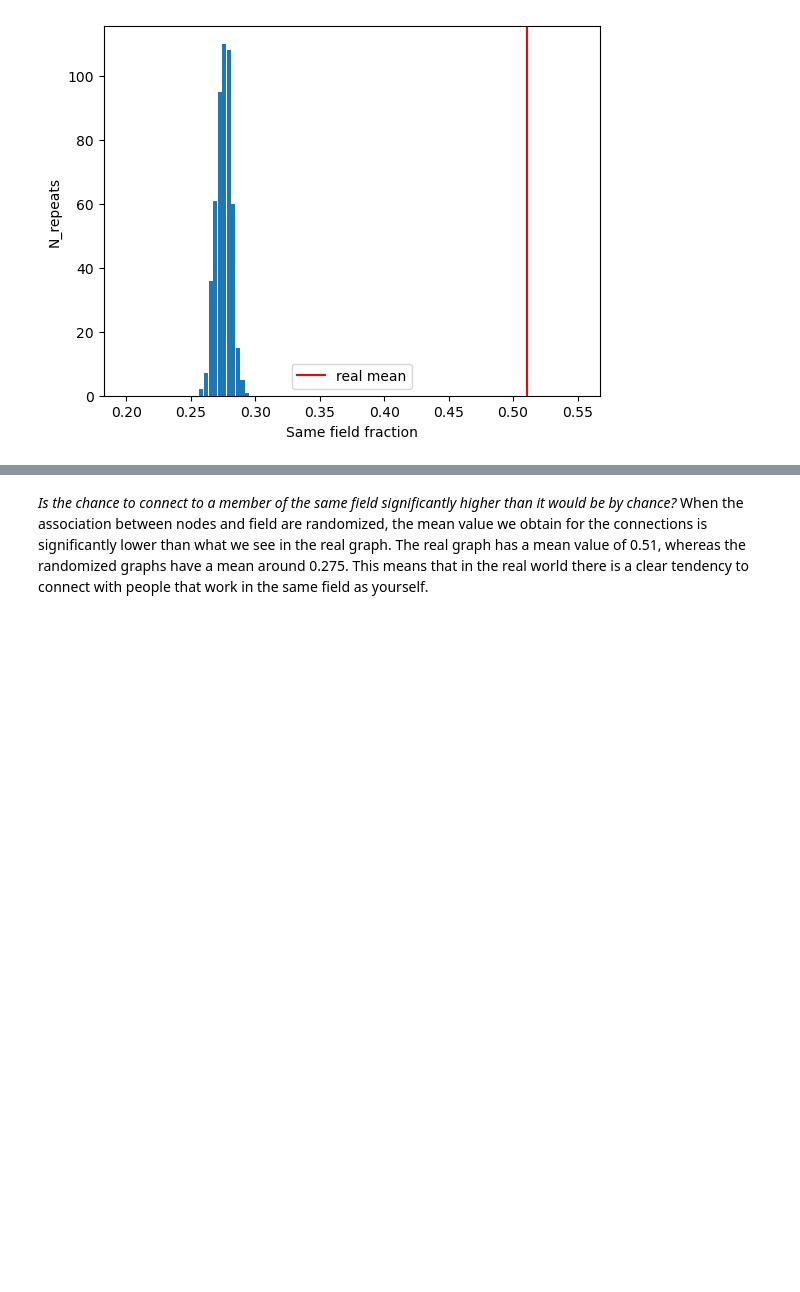
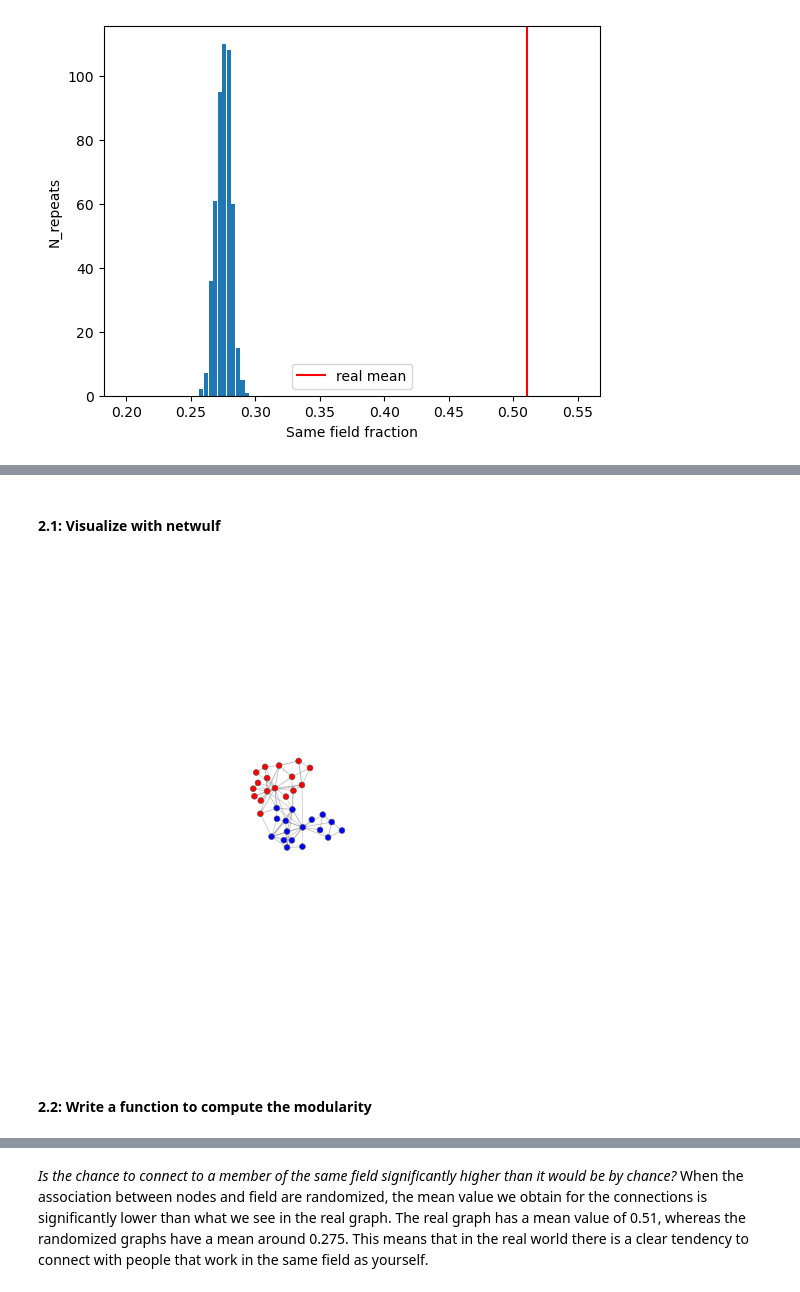
Before and after one commit to Dribo/02467_A_1, a Jupyter notebook: Assignment2magnus.ipynb, the cells around one changed output, grey strips where cells are left out. Saved outputs shown, nothing was run; the diff lists cells and outputs as text; code cells hidden in the pictures; blank space fills up the shorter version.

```diff
--- a/Assignment2magnus.ipynb
+++ b/Assignment2magnus.ipynb
@@ -60,0 +136,18 @@ plt.show()
+# %% [markdown]
+#### 2.1: Visualize with netwulf
+# %%
+G_karate = nx.karate_club_graph()
+
+club_colors = {'Mr. Hi': '#0000ff', 'Officer': '#ff0000'}
+
+for i in range(len(G_karate.nodes)):
+    club = G_karate.nodes[i]['club']
+    G_karate.nodes[i]['color'] = club_colors[club]
+
+visualize(G_karate)
+
+print()
+# %% [output]
+[figure, added]
+# %% [markdown]
+#### 2.2: Write a function to compute the modularity
```
Also changed, not shown: parts of 70 cells of this notebook, 2 other files.
